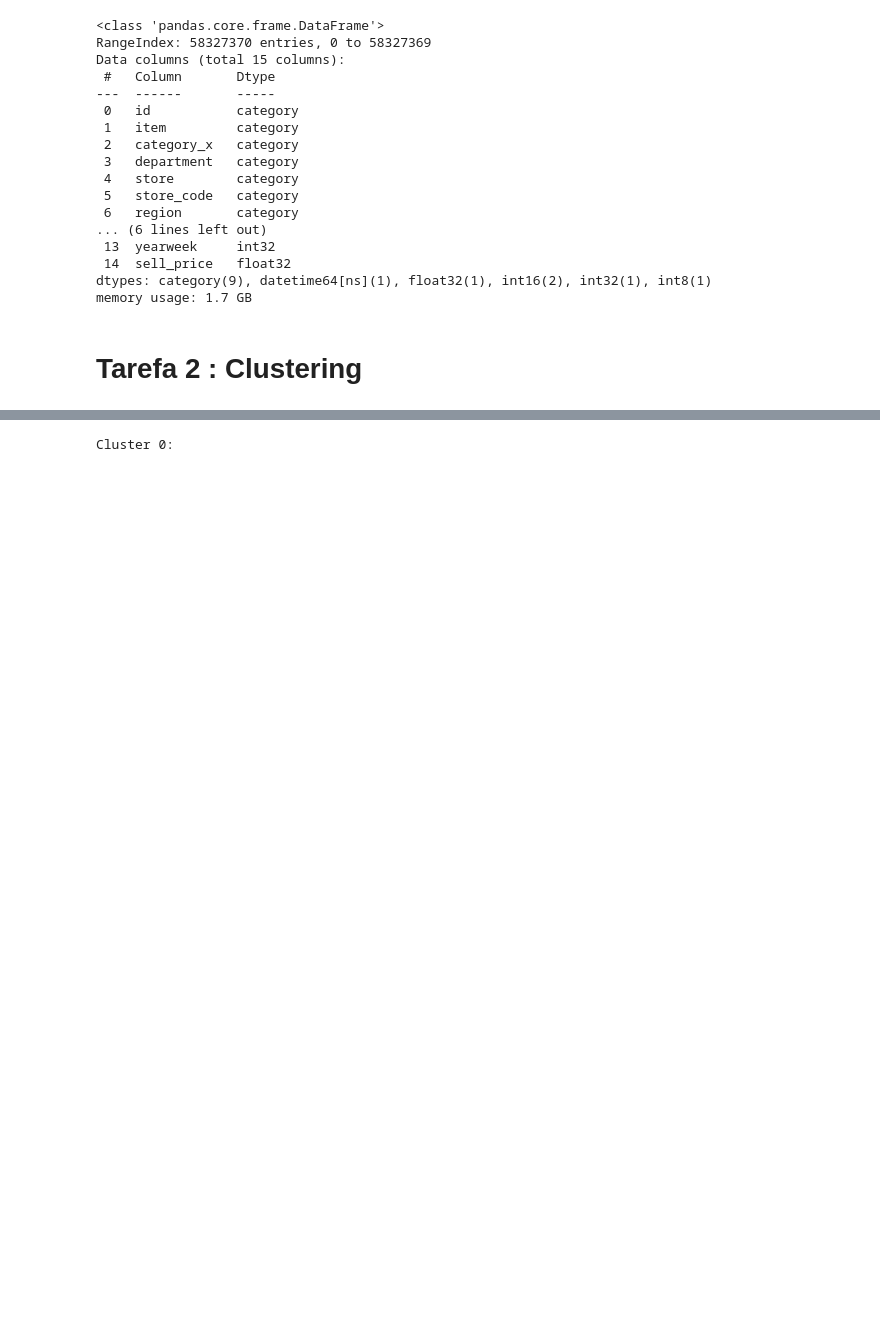
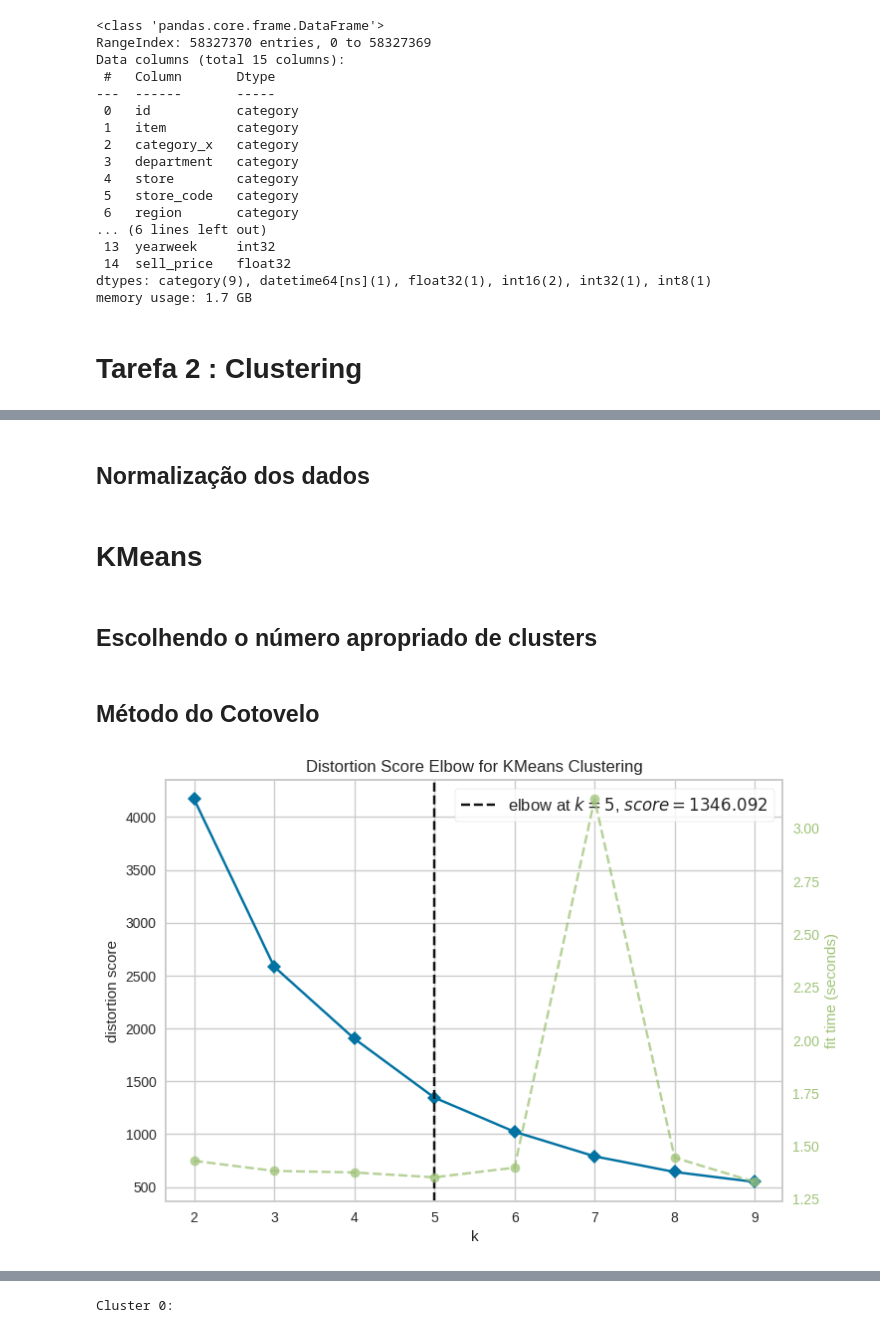
Before and after one commit to viicctor91/me, a Jupyter notebook: Projeto_Final.ipynb, the cells around one changed output, grey strips where cells are left out. Saved outputs shown, nothing was run; the diff lists cells and outputs as text; code cells hidden in the pictures; blank space fills up the shorter version.

```diff
--- a/Projeto_Final.ipynb
+++ b/Projeto_Final.ipynb
@@ -33,5 +36,5 @@ pd.set_option('display.max_columns', None)
 # pd.reset_option('display.max_rows')
 # %%
 #lendo arquivos
-df_sales = pd.read_csv("/content/drive/MyDrive/ARQUIVOS TFM/df_sales_final.csv")
+df_sales = pd.read_csv("/content/drive/MyDrive/ARQUIVOS TFM/item_sales.csv")
 # %%
@@ -1007,0 +1144,14 @@ memory usage: 1.7 GB
+# %%
+# Agregando dados por item
+df_items = df_final_encoded.groupby('item').agg({
+    'sold_units': 'sum',
+    'sell_price': 'mean',
+    'store': 'nunique' ,
+    'region':'nunique'
+}).reset_index()
+
+# Renomeando colunas para melhor clareza
+df_items = df_items.rename(columns={
+    'store': 'unique_stores',
+    'region': 'unique_regions'
+})
@@ -1007,0 +1170,2 @@ memory usage: 1.7 GB
+# %% [markdown]
+## Normalização dos dados
@@ -1007,0 +1176,21 @@ memory usage: 1.7 GB
+# %% [markdown]
+# KMeans
+# %% [markdown]
+## Escolhendo o número apropriado de clusters
+# %% [markdown]
+## Método do Cotovelo
+# %%
+from yellowbrick.cluster import KElbowVisualizer
+
+# 2. Determinar o número ideal de clusters:
+inertia = []
+for i in range(1, 11):  # Testando de 1 a 10 clusters
+    kmeans = KMeans(n_clusters=i, random_state=0, n_init=10, ).fit(df_items_scaled)  # Definido n_init explicitamente
+    inertia.append(kmeans.inertia_)
+    visualizer = KElbowVisualizer(kmeans, k=(2,10))
+
+visualizer.fit(df_items_scaled)
+visualizer.show()
+plt.show()
+# %% [output]
+[figure, added]
```
Also changed, not shown: parts of 41 cells of this notebook.
